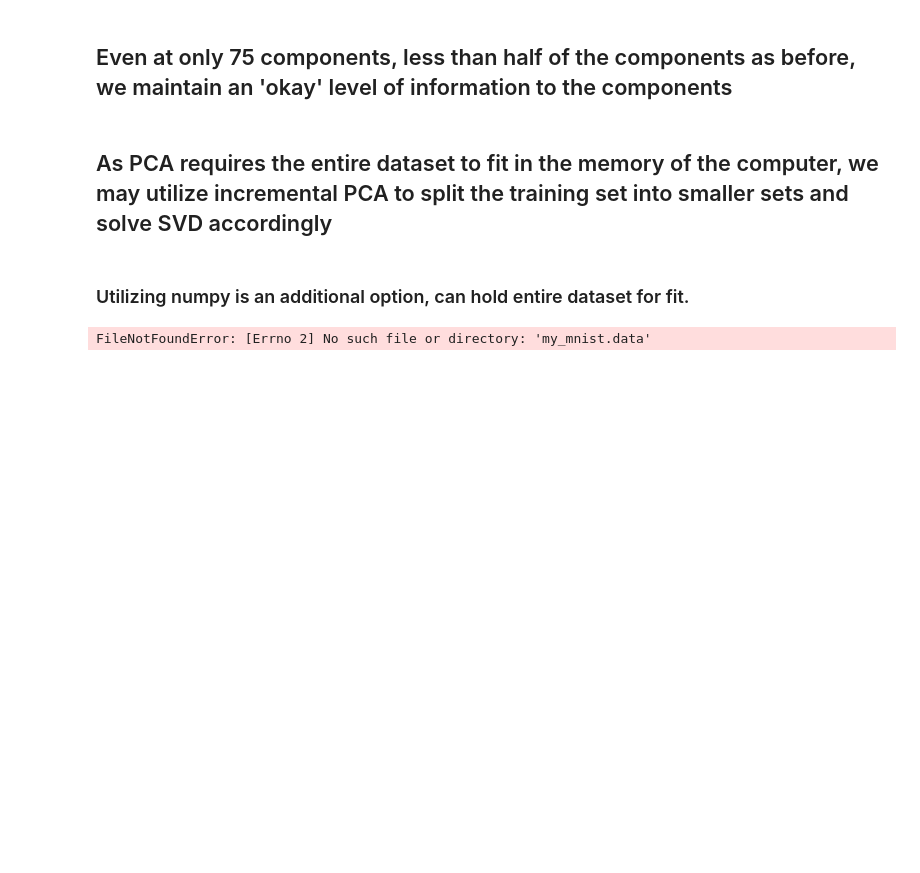
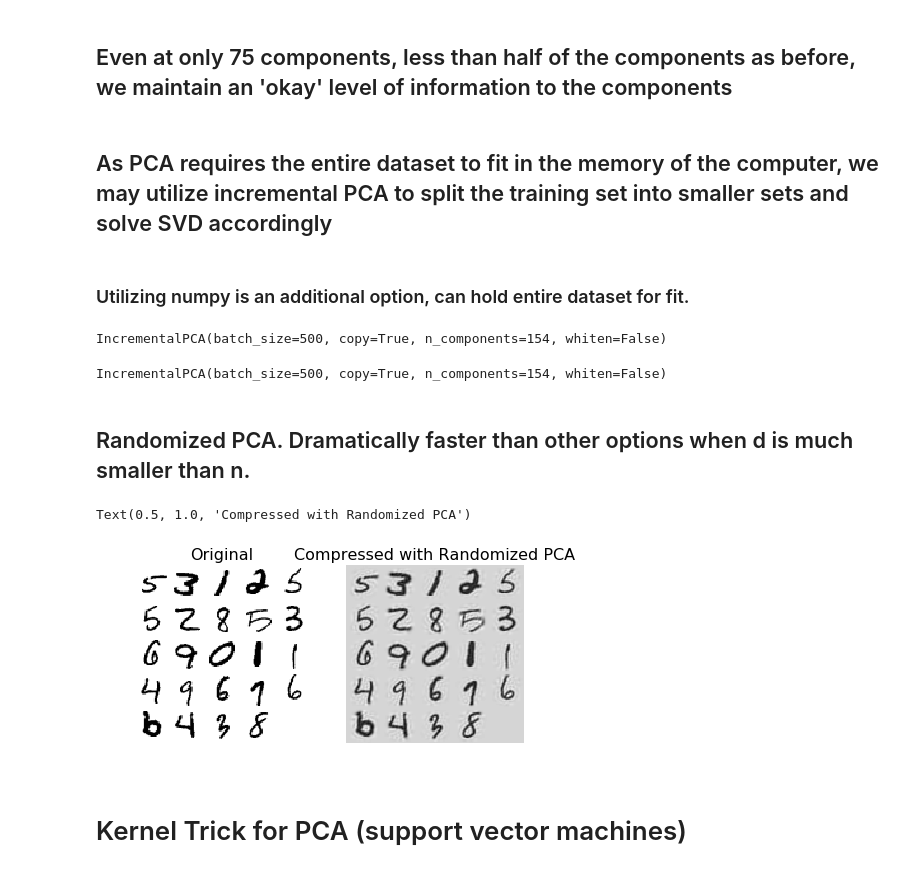
Before and after one commit to davejscott/Machine-learning-w-tensorflow-python, a Jupyter notebook: Dimensionality Reduction.ipynb, the cells around one changed output. Saved outputs shown, nothing was run; the diff lists cells and outputs as text; code cells hidden in the pictures; blank space fills up the shorter version.

```diff
--- a/Dimensionality Reduction.ipynb
+++ b/Dimensionality Reduction.ipynb
@@ -269,10 +269,36 @@ X_reduced = inc_pca.transform(X_train)
 # %%
 filename = "my_mnist.data"
 m, n = X_train.shape
-X_mm = np.memmap(filename, dtype="float32", mode="readonly", shape=(m, n))
+X_mm = np.memmap(filename, dtype='float32', mode='write', shape=(m, n))
 
 batch_size = m // n_batches
 inc_pca = IncrementalPCA(n_components=154, batch_size = batch_size)
 inc_pca.fit(X_mm)
 # %% [output]
-FileNotFoundError: [Errno 2] No such file or directory: 'my_mnist.data'
+IncrementalPCA(batch_size=500, copy=True, n_components=154, whiten=False)
+# %%
+X_mm = np.memmap(filename, dtype="float32", mode="readonly", shape=(m, n))
+
+batch_size = m // n_batches
+inc_pca = IncrementalPCA(n_components=154, batch_size=batch_size)
+inc_pca.fit(X_mm)
+# %% [output]
+IncrementalPCA(batch_size=500, copy=True, n_components=154, whiten=False)
+# %% [markdown]
+## Randomized PCA. Dramatically faster than other options when d is much smaller than n.
+# %%
+rnd_pca = PCA(n_components=154, svd_solver="randomized")
+X_reduced = rnd_pca.fit_transform(X_train)
+X_recovered = rnd_pca.inverse_transform(X_reduced)
+plt.figure(figsize=(7, 4))
+plt.subplot(121)
+plot_digits(X_train[::2100])
+plt.title("Original", fontsize=16)
+plt.subplot(122)
+plot_digits(X_recovered[::2100])
+plt.title("Compressed with Randomized PCA", fontsize=16)
+# %% [output]
+Text(0.5, 1.0, 'Compressed with Randomized PCA')
+[figure, added]
+# %% [markdown]
+# Kernel Trick for PCA (support vector machines)
```
Also changed, not shown: parts of 25 cells of this notebook.
